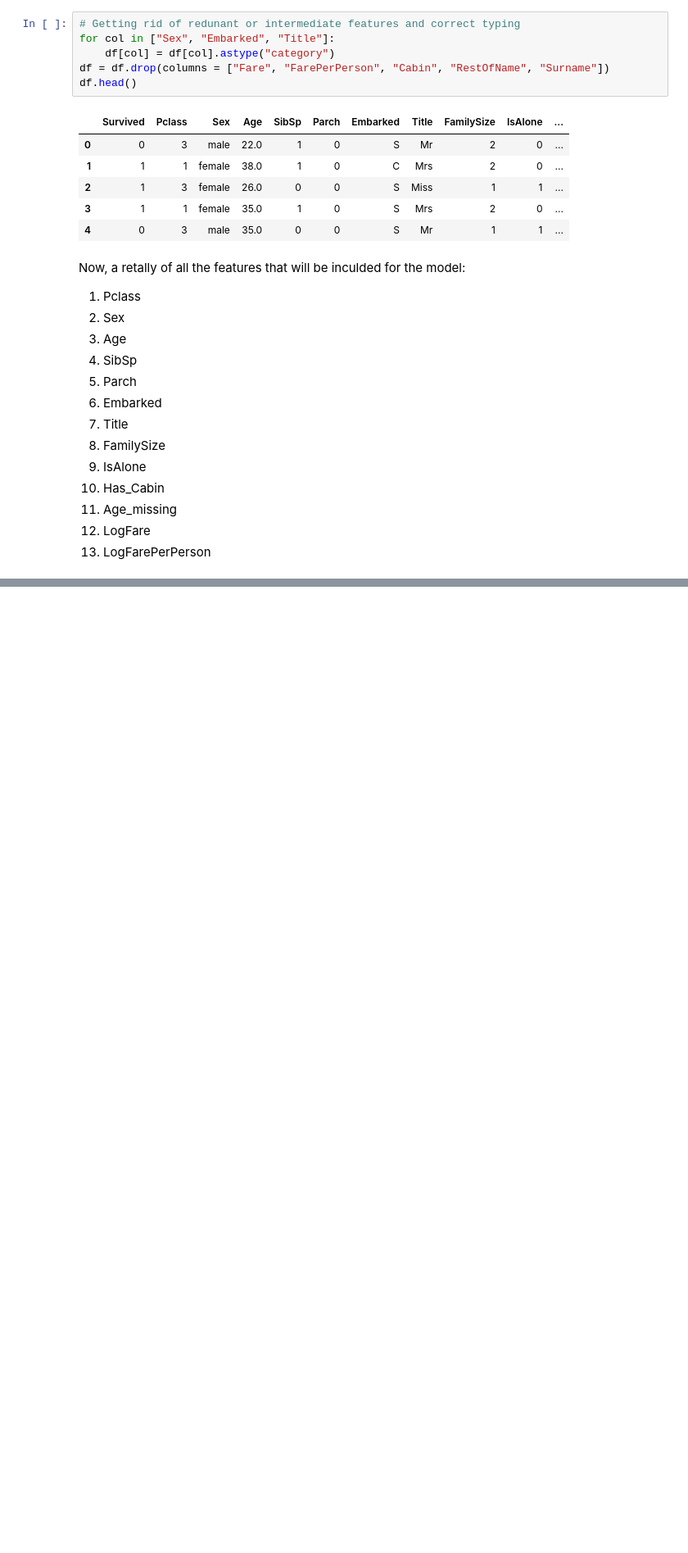
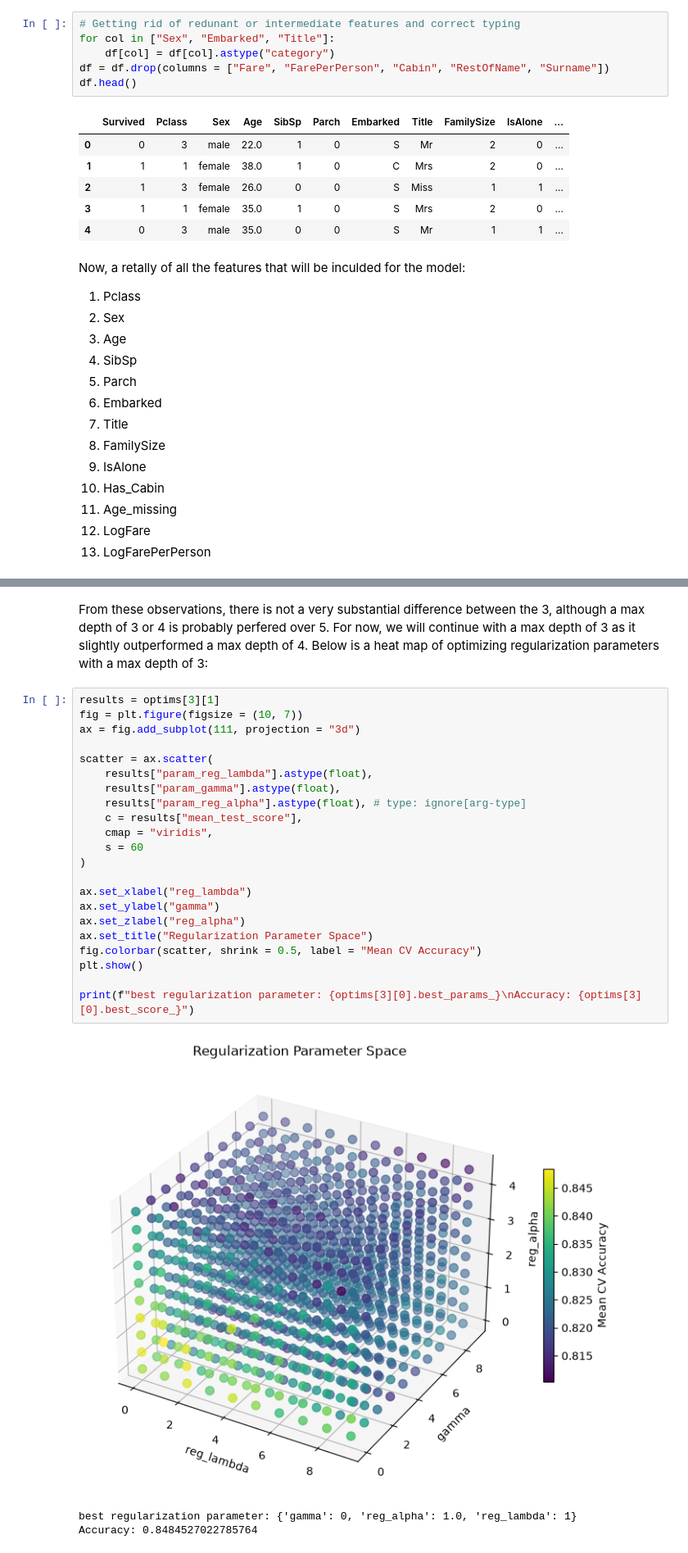
Before and after one commit to Yuze1734/Kaggle-Titanic-Classification, a Jupyter notebook: Gradient_Boosted_Tree.ipynb, the cells around one changed output, grey strips where cells are left out. Shown at 82% size. Cells and saved outputs as stored; diff of their text form; blank space fills up the shorter version.

```diff
--- a/Gradient_Boosted_Tree.ipynb
+++ b/Gradient_Boosted_Tree.ipynb
@@ -182,0 +214,28 @@ plt.show()
+# %% [markdown]
+From these observations, there is not a very substantial difference between the 3, although a max depth of 3 or 4 is probably perfered over 5. For now, we will continue with a max depth of 3 as it slightly outperformed a max depth of 4. Below is a heat map of optimizing regularization parameters with a max depth of 3:
+# %%
+results = optims[3][1]
+fig = plt.figure(figsize = (10, 7))
+ax = fig.add_subplot(111, projection = "3d")
+
+scatter = ax.scatter(
+    results["param_reg_lambda"].astype(float),
+    results["param_gamma"].astype(float),
+    results["param_reg_alpha"].astype(float), # type: ignore[arg-type]
+    c = results["mean_test_score"],
+    cmap = "viridis",
+    s = 60
+)
+
+ax.set_xlabel("reg_lambda")
+ax.set_ylabel("gamma")
+ax.set_zlabel("reg_alpha")
+ax.set_title("Regularization Parameter Space")
+fig.colorbar(scatter, shrink = 0.5, label = "Mean CV Accuracy")
+plt.show()
+
+print(f"best regularization parameter: {optims[3][0].best_params_}\nAccuracy: {optims[3][0].best_score_}")
+# %% [output]
+[figure, added]
+best regularization parameter: {'gamma': 0, 'reg_alpha': 1.0, 'reg_lambda': 1}
+Accuracy: 0.8484527022785764
```
Also changed, not shown: parts of 4 cells of this notebook.
